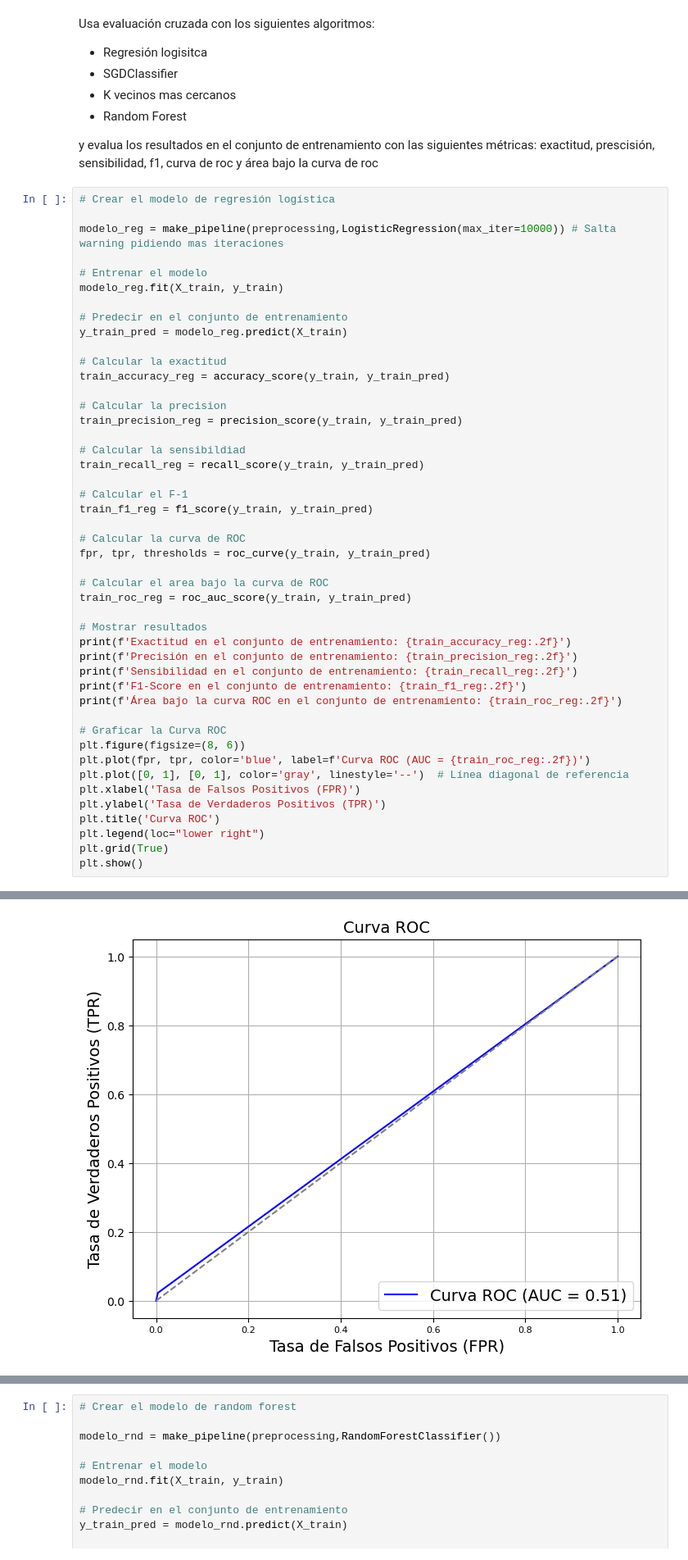
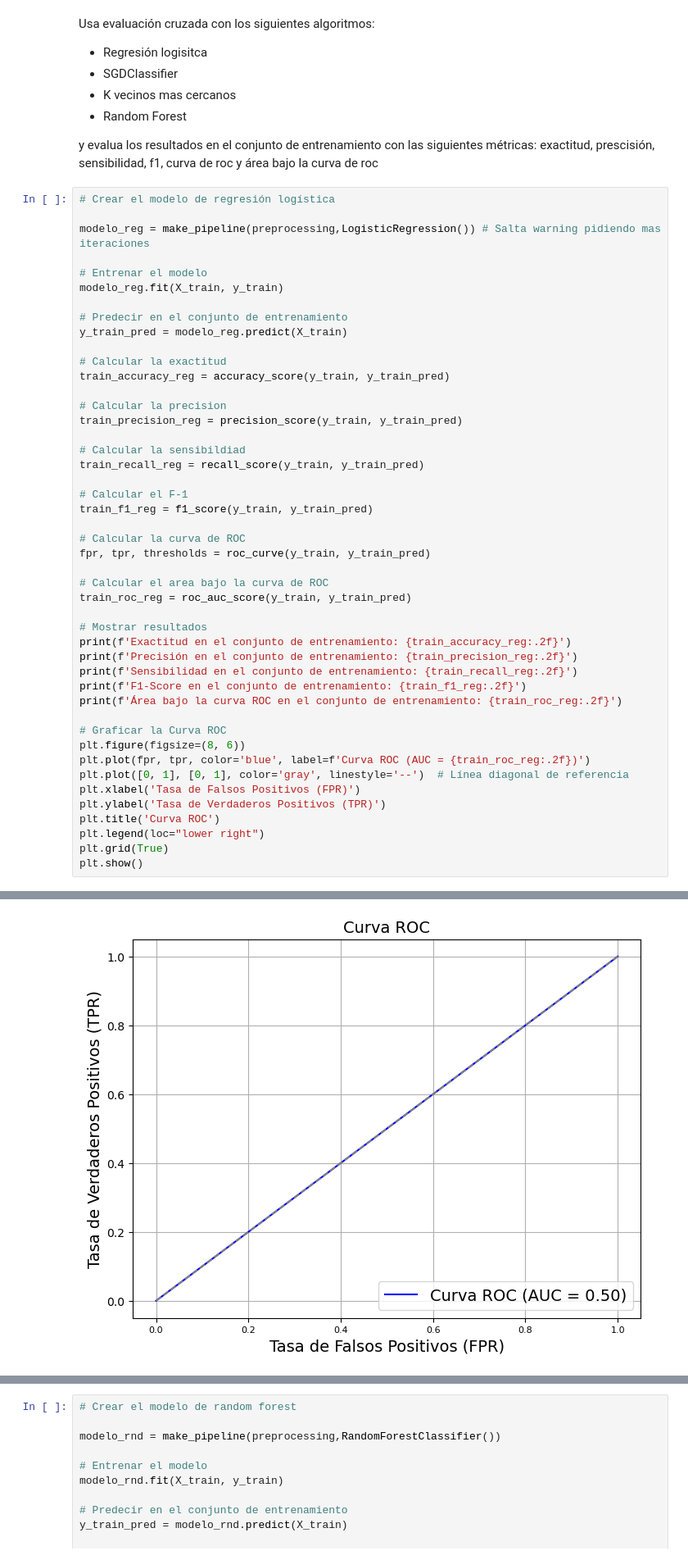
Before and after one commit to Mario-Lopez-Gonzalez/Python_clase, a Jupyter notebook: SAPA/Ejercicios/2_8Ejercicios.ipynb, the cells around one changed output, grey strips where cells are left out. Shown at 82% size. Drawn from its saved outputs; the diff is of its cells as text.

```diff
--- a/SAPA/Ejercicios/2_8Ejercicios.ipynb
+++ b/SAPA/Ejercicios/2_8Ejercicios.ipynb
@@ -325,7 +352,7 @@ Usa evaluación cruzada con los siguientes algoritmos:
 # %%
 # Crear el modelo de regresión logística
 
-modelo_reg = make_pipeline(preprocessing,LogisticRegression(max_iter=10000)) # Salta warning pidiendo mas iteraciones
+modelo_reg = make_pipeline(preprocessing,LogisticRegression()) # Salta warning pidiendo mas iteraciones
 
 # Entrenar el modelo
 modelo_reg.fit(X_train, y_train)
@@ -377,4 +404,4 @@ F1-Score en el conjunto de entrenamiento: 0.04
-[figure, old version]
+[figure, new version]
 # %%
 # Crear el modelo de SGDC
 
```
Also changed, not shown: parts of 5 cells of this notebook.
